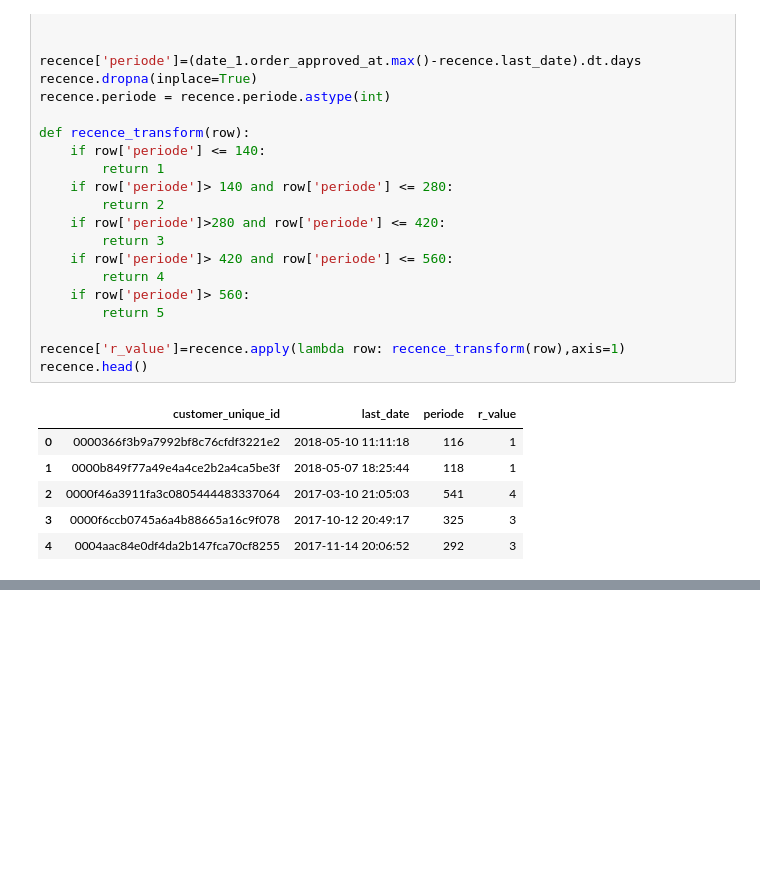
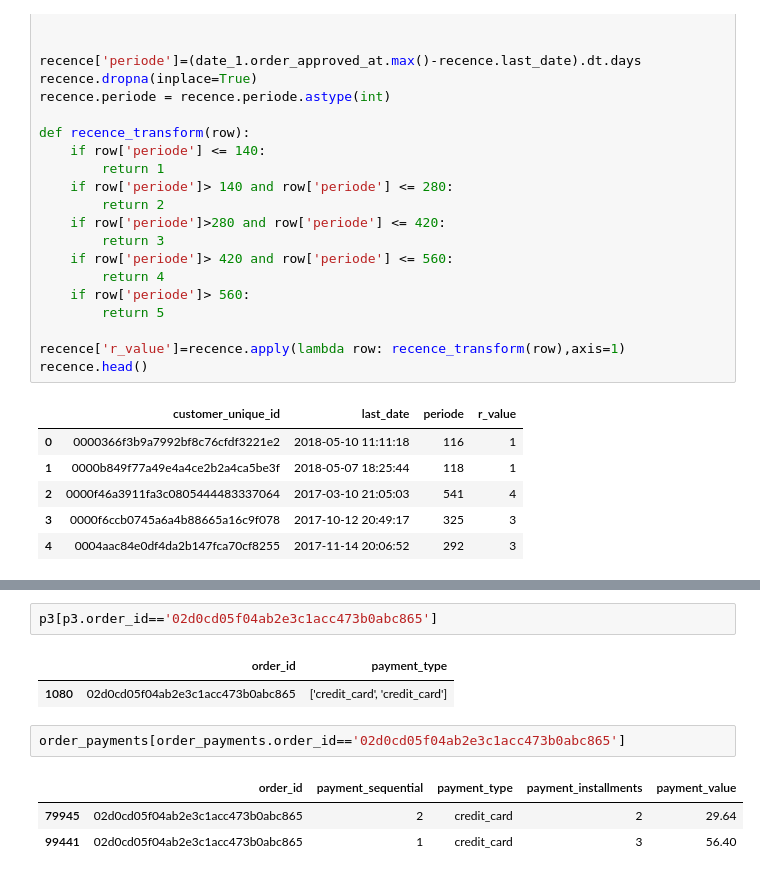
Before and after one commit to Thomas-Dulompont/Segmentation-Client, a Jupyter notebook: notebooks/analyse.ipynb, the cells around one changed output, grey strips where cells are left out. Drawn from its saved outputs; the diff is of its cells as text; blank space fills up the shorter version.

```diff
--- a/notebooks/analyse.ipynb
+++ b/notebooks/analyse.ipynb
@@ -60,0 +153,11 @@ recence.head()
+# %%
+p3[p3.order_id=='02d0cd05f04ab2e3c1acc473b0abc865']
+# %% [output]
+|  | order_id | payment_type |
+| 1080 | 02d0cd05f04ab2e3c1acc473b0abc865 | ['credit_card', 'credit_card'] |
+# %%
+order_payments[order_payments.order_id=='02d0cd05f04ab2e3c1acc473b0abc865']
+# %% [output]
+|  | order_id | payment_sequential | payment_type | payment_installments | payment_value |
+| 79945 | 02d0cd05f04ab2e3c1acc473b0abc865 | 2 | credit_card | 2 | 29.64 |
+| 99441 | 02d0cd05f04ab2e3c1acc473b0abc865 | 1 | credit_card | 3 | 56.40 |
```
Also changed, not shown: parts of 27 cells of this notebook.
